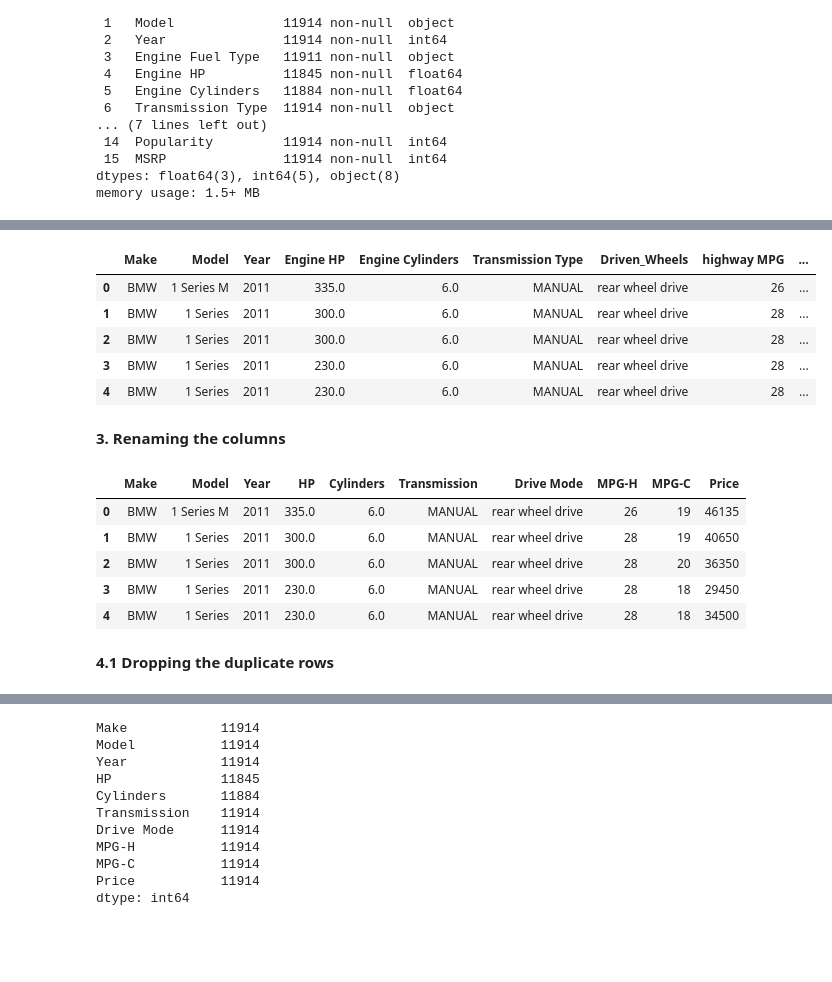
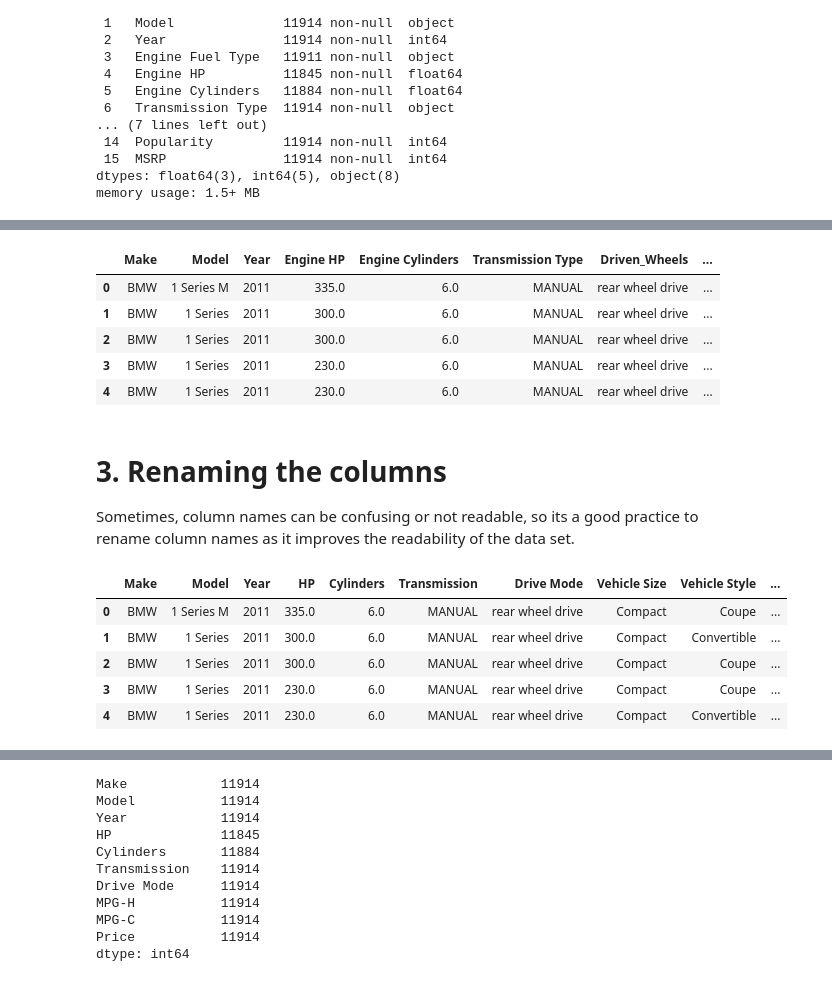
Before and after one commit to harinigaddipati/EDA_car_features, a Jupyter notebook: cardata.ipynb, the cells around one changed output, grey strips where cells are left out. Saved outputs shown, nothing was run; the diff lists cells and outputs as text; code cells hidden in the pictures; blank space fills up the shorter version.

```diff
--- a/cardata.ipynb
+++ b/cardata.ipynb
@@ -76,24 +103,24 @@ df.describe()
 # %%
-df = df.drop(['Engine Fuel Type', 'Market Category', 'Vehicle Style', 'Popularity', 'Number of Doors', 'Vehicle Size'], axis=1)
+df = df.drop(['Engine Fuel Type', 'Market Category', 'Number of Doors'], axis=1)
 df.head(5)
 # %% [output]
-|  | Make | Model | Year | Engine HP | Engine Cylinders | Transmission Type | Driven_Wheels | highway MPG | ... |
-| 0 | BMW | 1 Series M | 2011 | 335.0 | 6.0 | MANUAL | rear wheel drive | 26 | ... |
-| 1 | BMW | 1 Series | 2011 | 300.0 | 6.0 | MANUAL | rear wheel drive | 28 | ... |
-| 2 | BMW | 1 Series | 2011 | 300.0 | 6.0 | MANUAL | rear wheel drive | 28 | ... |
-| 3 | BMW | 1 Series | 2011 | 230.0 | 6.0 | MANUAL | rear wheel drive | 28 | ... |
-| 4 | BMW | 1 Series | 2011 | 230.0 | 6.0 | MANUAL | rear wheel drive | 28 | ... |
+|  | Make | Model | Year | Engine HP | Engine Cylinders | Transmission Type | Driven_Wheels | ... |
+| 0 | BMW | 1 Series M | 2011 | 335.0 | 6.0 | MANUAL | rear wheel drive | ... |
+| 1 | BMW | 1 Series | 2011 | 300.0 | 6.0 | MANUAL | rear wheel drive | ... |
+| 2 | BMW | 1 Series | 2011 | 300.0 | 6.0 | MANUAL | rear wheel drive | ... |
+| 3 | BMW | 1 Series | 2011 | 230.0 | 6.0 | MANUAL | rear wheel drive | ... |
+| 4 | BMW | 1 Series | 2011 | 230.0 | 6.0 | MANUAL | rear wheel drive | ... |
-# %% [markdown]
-**3. Renaming the columns**
+# %% [markdown]
+# **3. Renaming the columns**
+
+Sometimes, column names can be confusing or not readable, so its a good practice to rename column names as it improves the readability of the data set.
 # %%
 df = df.rename(columns={"Engine HP": "HP", "Engine Cylinders": "Cylinders", "Transmission Type": "Transmission", "Driven_Wheels": "Drive Mode","highway MPG": "MPG-H", "city mpg": "MPG-C", "MSRP": "Price" })
 df.head(5)
 # %% [output]
-|  | Make | Model | Year | HP | Cylinders | Transmission | Drive Mode | MPG-H | MPG-C | Price |
-| 0 | BMW | 1 Series M | 2011 | 335.0 | 6.0 | MANUAL | rear wheel drive | 26 | 19 | 46135 |
-| 1 | BMW | 1 Series | 2011 | 300.0 | 6.0 | MANUAL | rear wheel drive | 28 | 19 | 40650 |
-| 2 | BMW | 1 Series | 2011 | 300.0 | 6.0 | MANUAL | rear wheel drive | 28 | 20 | 36350 |
-| 3 | BMW | 1 Series | 2011 | 230.0 | 6.0 | MANUAL | rear wheel drive | 28 | 18 | 29450 |
-| 4 | BMW | 1 Series | 2011 | 230.0 | 6.0 | MANUAL | rear wheel drive | 28 | 18 | 34500 |
+|  | Make | Model | Year | HP | Cylinders | Transmission | Drive Mode | Vehicle Size | Vehicle Style | ... |
+| 0 | BMW | 1 Series M | 2011 | 335.0 | 6.0 | MANUAL | rear wheel drive | Compact | Coupe | ... |
+| 1 | BMW | 1 Series | 2011 | 300.0 | 6.0 | MANUAL | rear wheel drive | Compact | Convertible | ... |
+| 2 | BMW | 1 Series | 2011 | 300.0 | 6.0 | MANUAL | rear wheel drive | Compact | Coupe | ... |
+| 3 | BMW | 1 Series | 2011 | 230.0 | 6.0 | MANUAL | rear wheel drive | Compact | Coupe | ... |
+| 4 | BMW | 1 Series | 2011 | 230.0 | 6.0 | MANUAL | rear wheel drive | Compact | Convertible | ... |
-# %% [markdown]
-**4.1  Dropping the duplicate rows**
```
Also changed, not shown: parts of 43 cells of this notebook.
